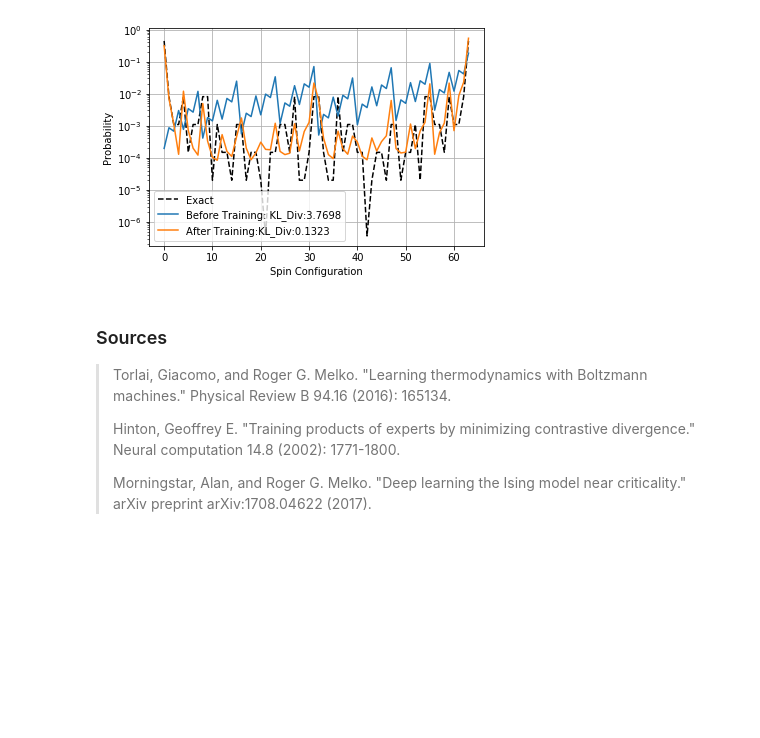
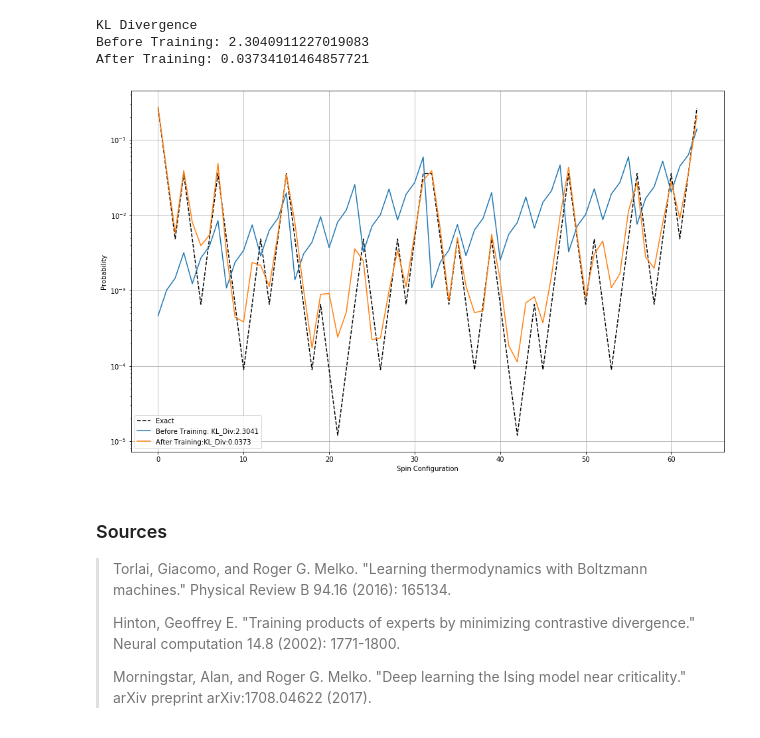
Before and after one commit to kmcbrian/RBM, a Jupyter notebook: 2DIsing_RBM.ipynb, the cells around one changed output. Saved outputs shown, nothing was run; the diff lists cells and outputs as text; code cells hidden in the pictures; blank space fills up the shorter version.

Commit message:
Updated documentation and structure of the notebook. Switched from my tensor product functino to numpys tensordot function Made plot bigger and print the KL Div at the end

```diff
--- a/2DIsing_RBM.ipynb
+++ b/2DIsing_RBM.ipynb
@@ -15,11 +25,10 @@ learning_rate = 0.13
 # %%
-#Model Parameters --------------------------
+# Visible layer structure
+n_v_r = 1 # rows
+n_v_c = 6 # columns
+N_v = n_v_r * n_v_c # Total number of visible nodes
 
-#Visible layer structure
-n_v_r = 2
-n_v_c = 3
-N_v = n_v_r * n_v_c
 #Hidden Layer structure
-n_h_r = 1
-n_h_c = 9
+n_h_r = 3
+n_h_c = 3
 N_h = n_h_r * n_h_c
@@ -208,22 +223,21 @@ def train(W, v_bias, h_bias, k, data_set, batch_size, num_batches, num_epochs, l
             dv_bias *= 0.
             dh_bias *= 0.
             for i_input in range(batch_size):
-                #gibbs sample
+                # gibbs sample
                 v_0 = data_set[(i_input + start + batch_size*i_batches) % num_data,:,:]
                 v_k, h_0, h_k = gibbs_sampling(k, v_0, W, v_bias, h_bias)
 
-                #assign dW, dv_bias, ...
-                dW += mult2dto4d(v_0, h_0) - mult2dto4d(v_k, h_k)
+                # update dW, dv_bias, ...
+                dW += np.tensordot(v_0, h_0,axes=0) - np.tensordot(v_k, h_k,axes=0)
                 dv_bias += v_0 - v_k
                 dh_bias += h_0 - h_k
 
+            # Update parameters
             np.copyto(W, W + dW * learning_rate/batch_size)
             np.copyto(v_bias, v_bias + dv_bias * learning_rate/batch_size)
             np.copyto(h_bias, h_bias + dh_bias * learning_rate/batch_size)
-            if i_batches % 100 == 0:
-                print 'Epoch: %d/%d'%(i_epoch+1, num_epochs), ' Batch: %d/%d'%(i_batches, num_batches)
+
+            if (i_batches+1) % 100 == 0:
+                print("Epoch: %d/%d"%(i_epoch+1, num_epochs), ' Batch: %d/%d'%(i_batches+1, num_batches))
+
     return W, v_bias, h_bias
-
-
-W, v_bias, h_bias = train(W, v_bias, h_bias, k, data_set, batch_size, num_batches, num_epochs, learning_rate)
-p_model_after_train = p_model(W, v_bias, h_bias, v_set)
@@ -257,18 +276,30 @@ KL_a = KL_div(p_exact, p_model_after_train)
 # %%
-plt.figure()
+#Calculate the Kullback-Leibler Divergence
+KL_b = KL_div(p_exact, p_model_before_train)
+KL_a = KL_div(p_exact, p_model_after_train)
+
+print('KL Divergence')
+print('Before Training:', KL_b)
+print('After Training:', KL_a)
+
+#Plot the probability distributions
+plt.figure(figsize=(16, 10))
 
 plt.plot(p_exact, 'k--',label='Exact')
 plt.plot(p_model_before_train, label='Before Training: KL_Div:%.4f'%KL_b)
 plt.plot(p_model_after_train, label='After Training:KL_Div:%.4f'%KL_a)
 
 plt.yscale('log')
 plt.ylabel("Probability")
 plt.xlabel("Spin Configuration")
 plt.grid(True)
 plt.legend(loc='best')
 plt.show()
 # %% [output]
+KL Divergence
+Before Training: 2.3040911227019083
+After Training: 0.03734101464857721
-[figure, old version]
+[figure, new version]
 # %% [markdown]
 <h3>Sources</h3>
 <blockquote>
```
Also changed, not shown: parts of 21 cells of this notebook.
